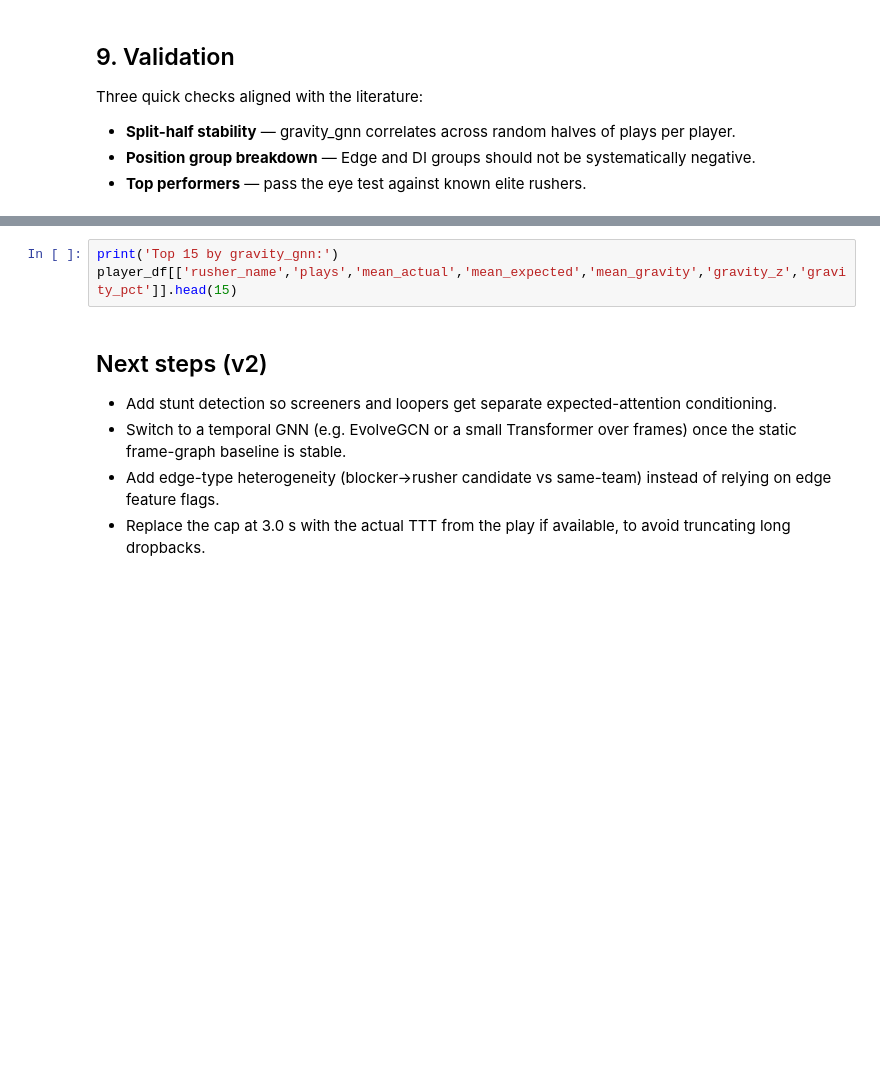
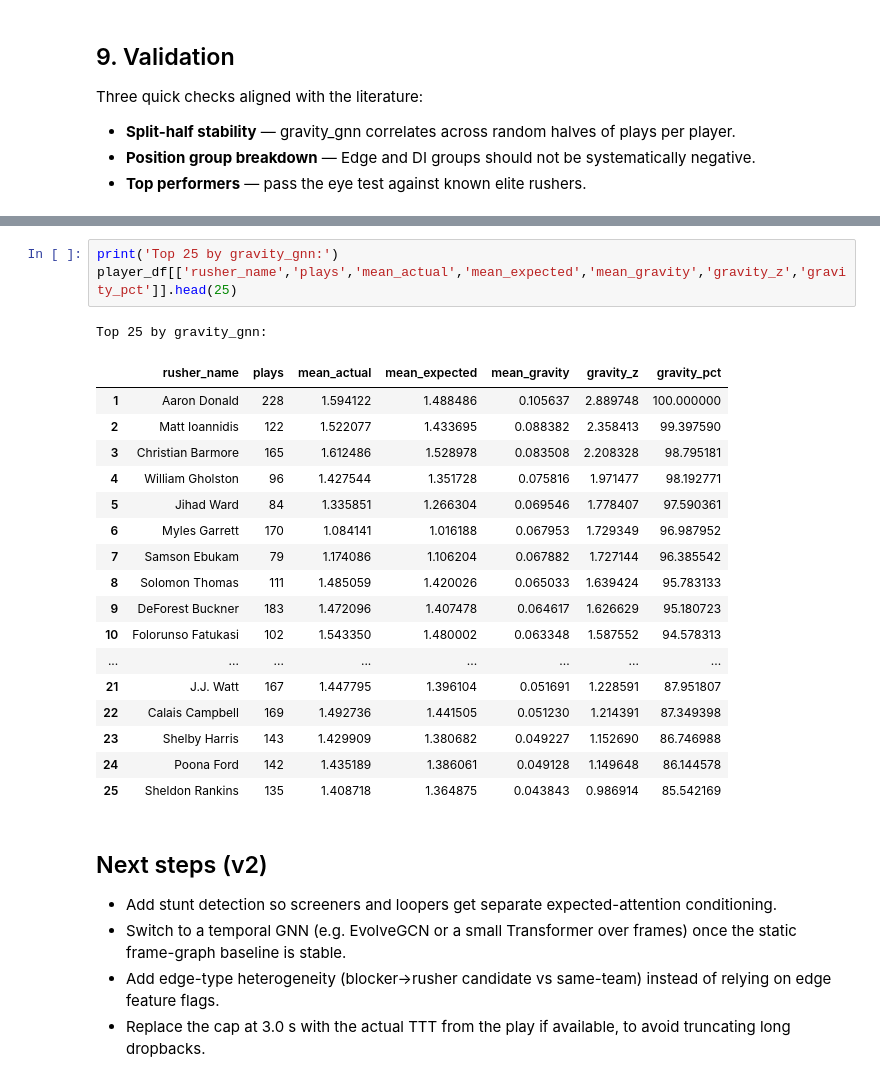
Before and after one commit to mouchatt6/BSA-Football-2026-Gravity-Metrics, a Jupyter notebook: gnn/run_gnn_pipeline.ipynb, the cells around one changed output, grey strips where cells are left out. Saved outputs shown, nothing was run; the diff lists cells and outputs as text; blank space fills up the shorter version.

```diff
--- a/gnn/run_gnn_pipeline.ipynb
+++ b/gnn/run_gnn_pipeline.ipynb
@@ -305,6 +365,25 @@ plt.tight_layout()
 # %%
-print('Top 15 by gravity_gnn:')
-player_df[['rusher_name','plays','mean_actual','mean_expected','mean_gravity','gravity_z','gravity_pct']].head(15)
+print('Top 25 by gravity_gnn:')
+player_df[['rusher_name','plays','mean_actual','mean_expected','mean_gravity','gravity_z','gravity_pct']].head(25)
+# %% [output]
+Top 25 by gravity_gnn:
+|  | rusher_name | plays | mean_actual | mean_expected | mean_gravity | gravity_z | gravity_pct |
+| 1 | Aaron Donald | 228 | 1.594122 | 1.488486 | 0.105637 | 2.889748 | 100.000000 |
+| 2 | Matt Ioannidis | 122 | 1.522077 | 1.433695 | 0.088382 | 2.358413 | 99.397590 |
+| 3 | Christian Barmore | 165 | 1.612486 | 1.528978 | 0.083508 | 2.208328 | 98.795181 |
+| 4 | William Gholston | 96 | 1.427544 | 1.351728 | 0.075816 | 1.971477 | 98.192771 |
+| 5 | Jihad Ward | 84 | 1.335851 | 1.266304 | 0.069546 | 1.778407 | 97.590361 |
+| 6 | Myles Garrett | 170 | 1.084141 | 1.016188 | 0.067953 | 1.729349 | 96.987952 |
+| 7 | Samson Ebukam | 79 | 1.174086 | 1.106204 | 0.067882 | 1.727144 | 96.385542 |
+| 8 | Solomon Thomas | 111 | 1.485059 | 1.420026 | 0.065033 | 1.639424 | 95.783133 |
+| 9 | DeForest Buckner | 183 | 1.472096 | 1.407478 | 0.064617 | 1.626629 | 95.180723 |
+| 10 | Folorunso Fatukasi | 102 | 1.543350 | 1.480002 | 0.063348 | 1.587552 | 94.578313 |
+| ... | ... | ... | ... | ... | ... | ... | ... |
+| 21 | J.J. Watt | 167 | 1.447795 | 1.396104 | 0.051691 | 1.228591 | 87.951807 |
+| 22 | Calais Campbell | 169 | 1.492736 | 1.441505 | 0.051230 | 1.214391 | 87.349398 |
+| 23 | Shelby Harris | 143 | 1.429909 | 1.380682 | 0.049227 | 1.152690 | 86.746988 |
+| 24 | Poona Ford | 142 | 1.435189 | 1.386061 | 0.049128 | 1.149648 | 86.144578 |
+| 25 | Sheldon Rankins | 135 | 1.408718 | 1.364875 | 0.043843 | 0.986914 | 85.542169 |
 # %% [markdown]
 ## Next steps (v2)
 - Add stunt detection so screeners and loopers get separate expected-attention conditioning.
```
Also changed, not shown: parts of 14 cells of this notebook.
